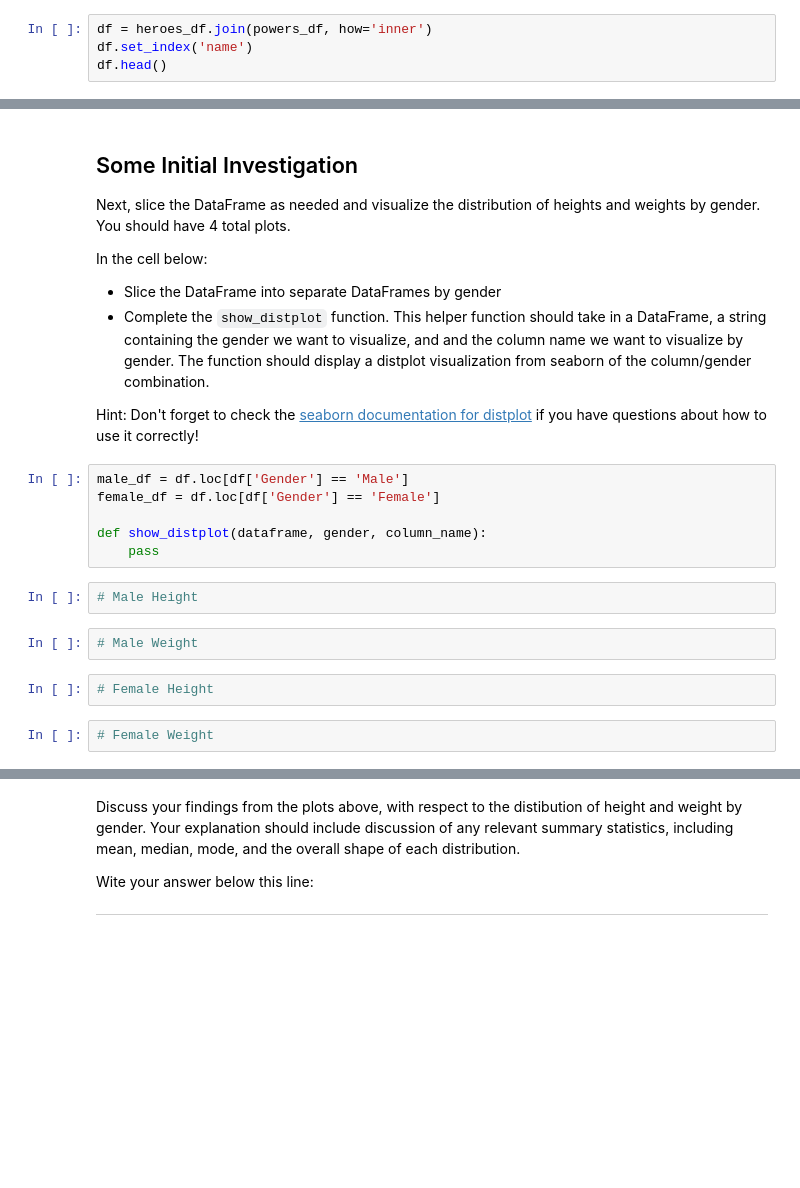
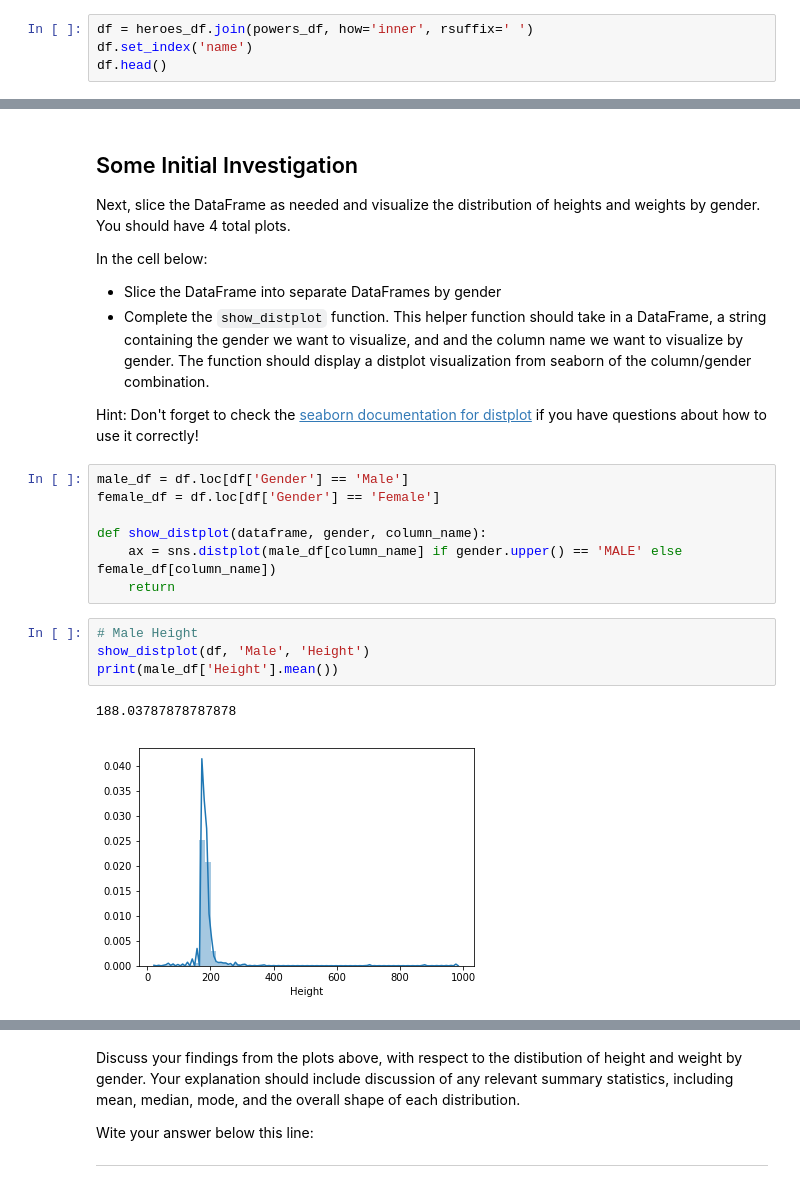
Before and after one commit to matthewsparr/dsc-0-04-18-cleaning-messy-data-summative-lab-online-ds-sp-000, a Jupyter notebook: index.ipynb, the cells around one changed output, grey strips where cells are left out. Saved outputs shown, nothing was run; the diff lists cells and outputs as text; blank space fills up the shorter version.

```diff
--- a/index.ipynb
+++ b/index.ipynb
@@ -332,7 +335,7 @@ In the cell below, join the two DataFrames.  Think about which sort of join you
 
 **_HINT:_** If the join throws an error message, consider settin the the column you want to join on as the index for each DataFrame.
 # %%
-df = heroes_df.join(powers_df, how='inner')
+df = heroes_df.join(powers_df, how='inner', rsuffix=' ')
 df.set_index('name')
 df.head()
 # %% [output]
@@ -374,12 +377,12 @@ male_df = df.loc[df['Gender'] == 'Male']
 female_df = df.loc[df['Gender'] == 'Female']
 
 def show_distplot(dataframe, gender, column_name):
-    pass
+    ax = sns.distplot(male_df[column_name] if gender.upper() == 'MALE' else female_df[column_name])
+    return
-# %%
-# Male Height
-# %%
-# Male Weight
-# %%
-# Female Height
-# %%
-# Female Weight
+# %%
+# Male Height
+show_distplot(df, 'Male', 'Height')
+print(male_df['Height'].mean())
+# %% [output]
+188.03787878787878
+[figure, added]
```
Also changed, not shown: parts of 26 cells of this notebook.
